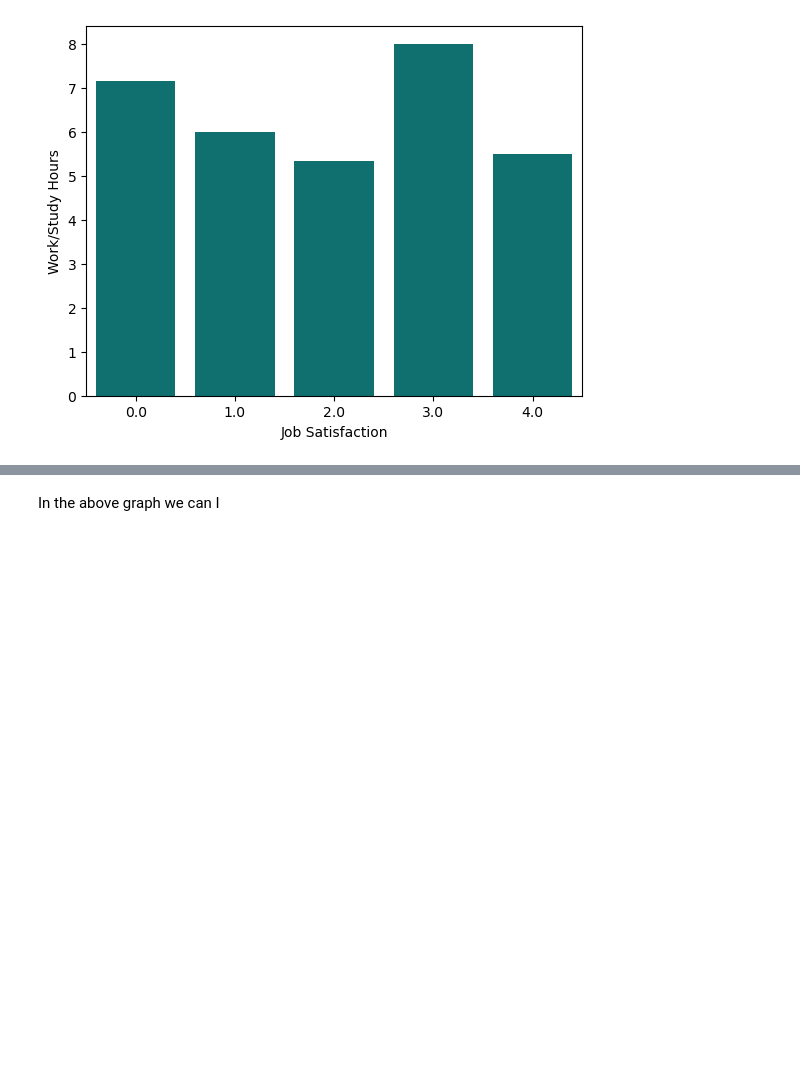
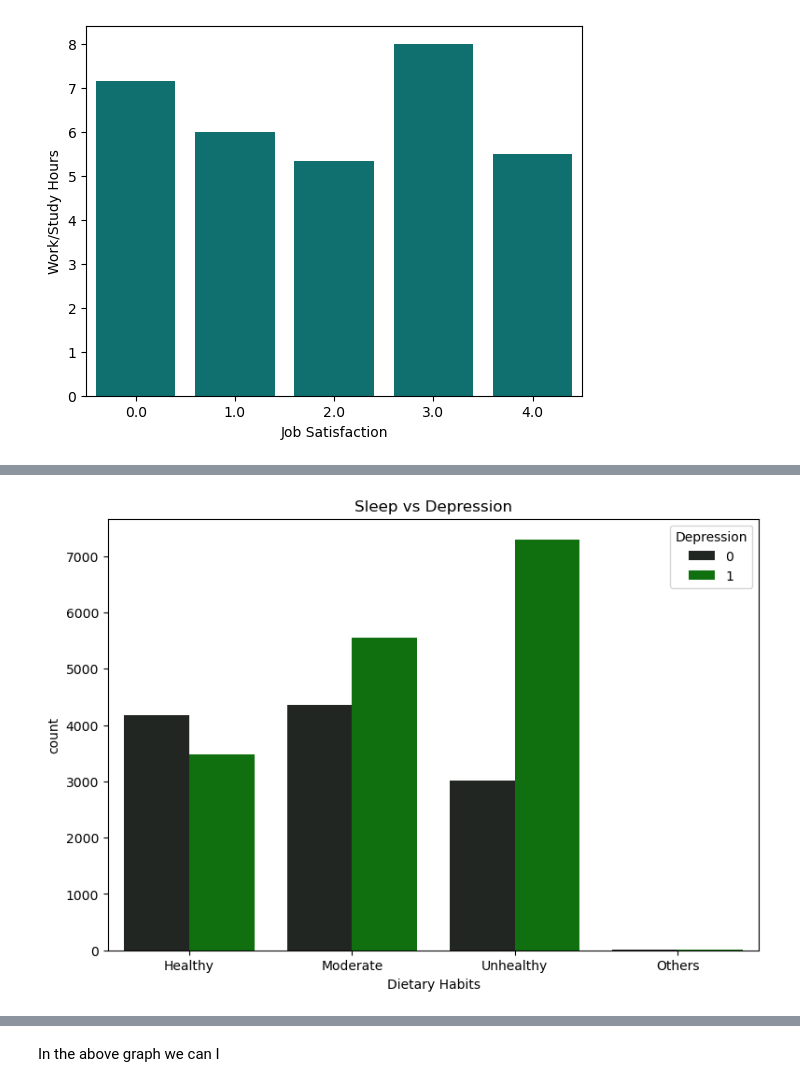
Before and after one commit to cathym20/Student-Depression, a Jupyter notebook: student_depression.ipynb, the cells around one changed output, grey strips where cells are left out. Saved outputs shown, nothing was run; the diff lists cells and outputs as text; code cells hidden in the pictures; blank space fills up the shorter version.

```diff
--- a/student_depression.ipynb
+++ b/student_depression.ipynb
@@ -149,0 +175,7 @@ plt.show()
+# %%
+plt.figure(figsize=(9,6))
+sns.countplot(x='Dietary Habits', hue='Depression', data=df, palette='dark:green')
+plt.title('Sleep vs Depression')
+plt.show()
+# %% [output]
+[figure, added]
```
Also changed, not shown: parts of 5 cells of this notebook.
